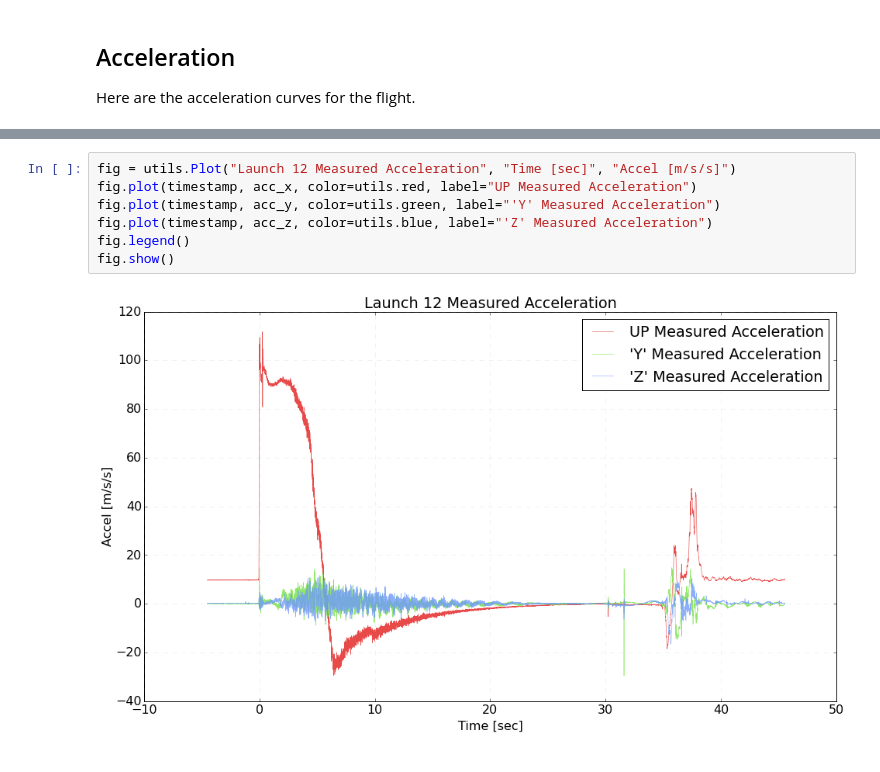
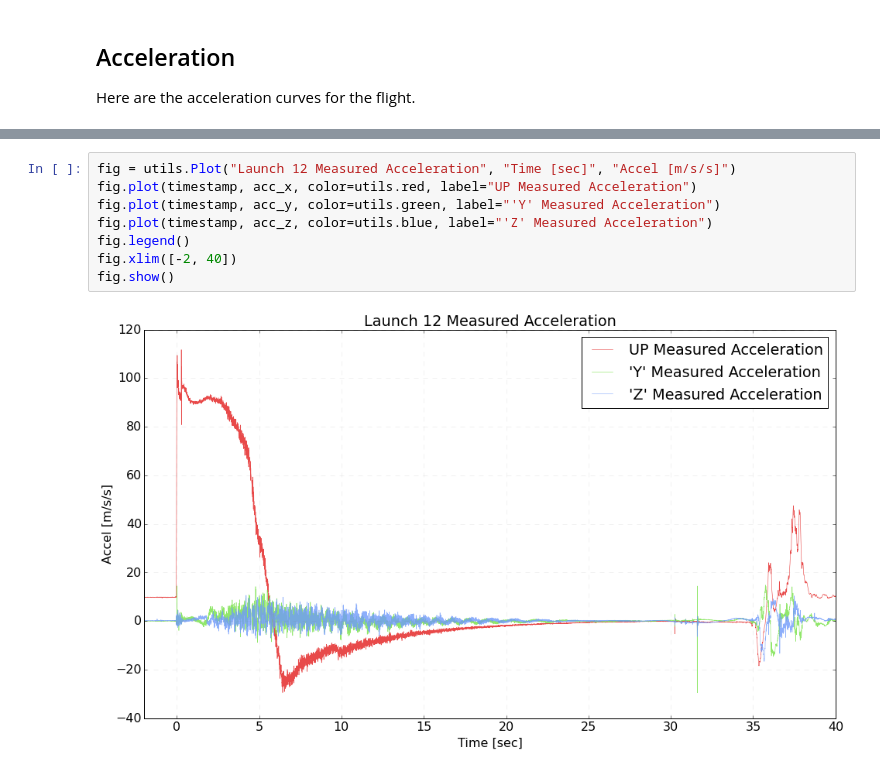
Before and after one commit to psas/Launch-12, a Jupyter notebook: data/first-look.ipynb, the cells around one changed output, grey strips where cells are left out. Cells and saved outputs as stored; diff of their text form.

```diff
--- a/data/first-look.ipynb
+++ b/data/first-look.ipynb
@@ -67,9 +67,10 @@ fig.show()
 # %%
 fig = utils.Plot("Launch 12 Measured Acceleration", "Time [sec]", "Accel [m/s/s]")
 fig.plot(timestamp, acc_x, color=utils.red, label="UP Measured Acceleration")
 fig.plot(timestamp, acc_y, color=utils.green, label="'Y' Measured Acceleration")
 fig.plot(timestamp, acc_z, color=utils.blue, label="'Z' Measured Acceleration")
 fig.legend()
+fig.xlim([-2, 40])
 fig.show()
 # %% [output]
-[figure, old version]
+[figure, new version]
```
Also changed, not shown: parts of 9 cells of this notebook.
